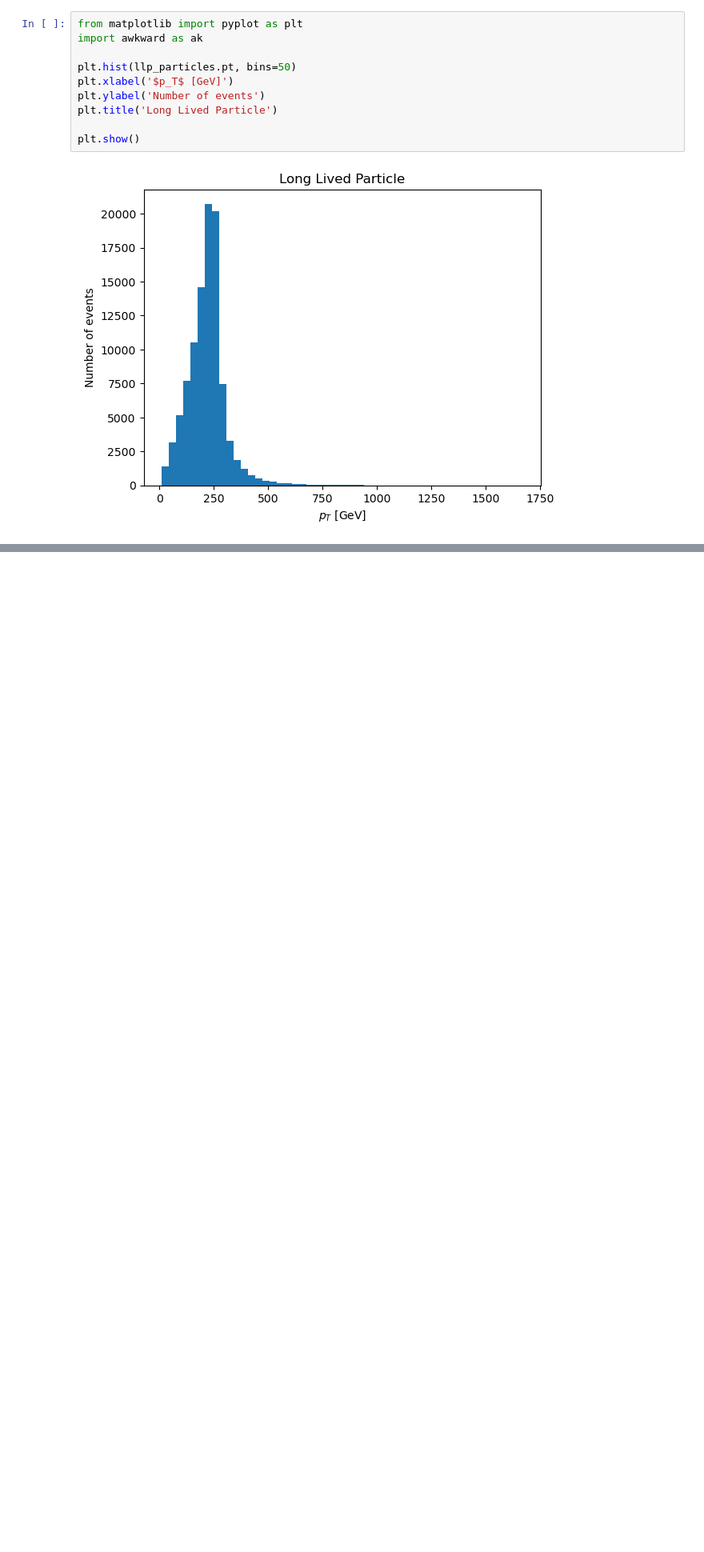
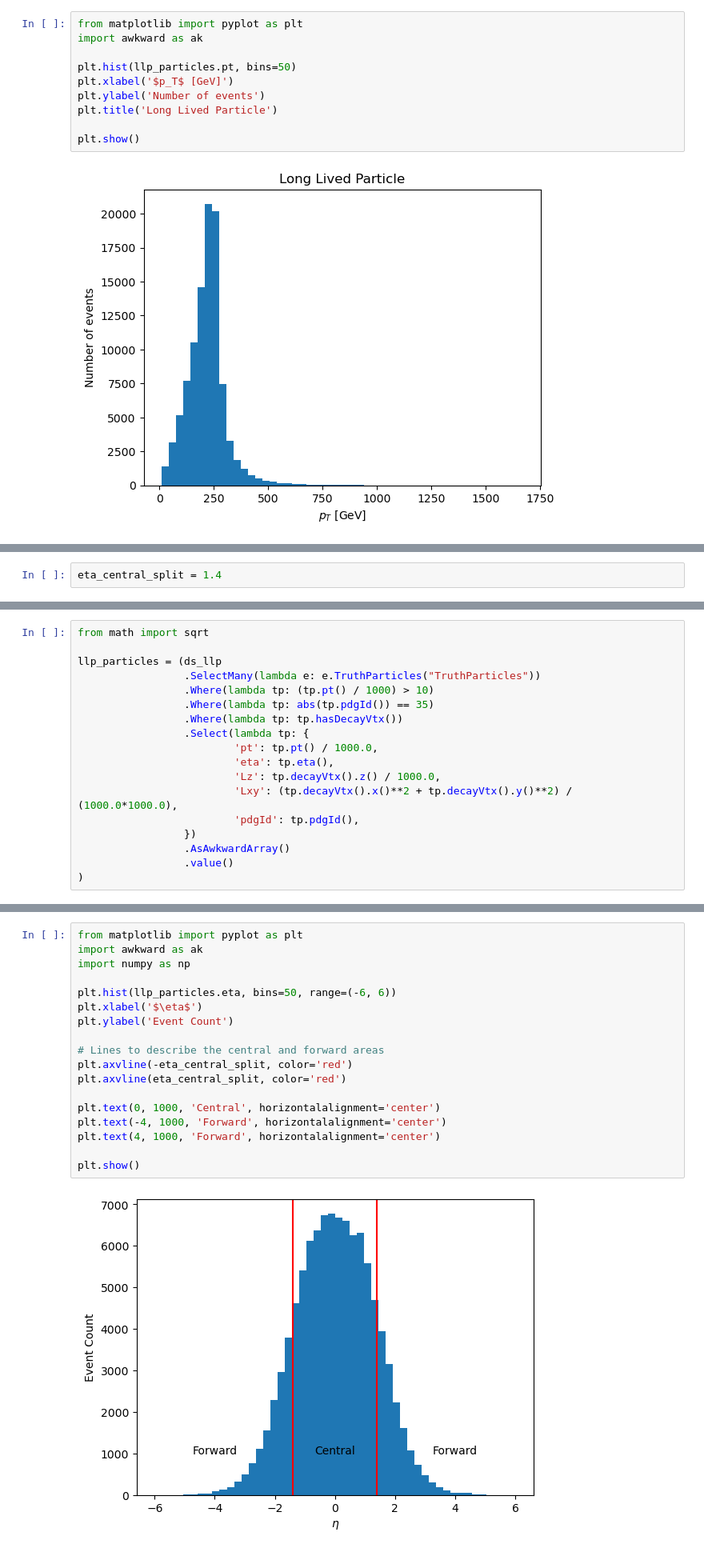
Before and after one commit to gordonwatts/pflow-and-llps, a Jupyter notebook: scratch/accessing-jets.ipynb, the cells around one changed output, grey strips where cells are left out. Shown: that part at 80% size. Cells and saved outputs as stored; diff of their text form; blank space fills up the shorter version.

```diff
--- a/scratch/accessing-jets.ipynb
+++ b/scratch/accessing-jets.ipynb
@@ -102,0 +109,2 @@ plt.show()
+# %%
+eta_central_split = 1.4
@@ -102,0 +132,18 @@ plt.show()
+# %%
+from math import sqrt
+
+llp_particles = (ds_llp
+                 .SelectMany(lambda e: e.TruthParticles("TruthParticles"))
+                 .Where(lambda tp: (tp.pt() / 1000) > 10)
+                 .Where(lambda tp: abs(tp.pdgId()) == 35)
+                 .Where(lambda tp: tp.hasDecayVtx())
+                 .Select(lambda tp: {
+                         'pt': tp.pt() / 1000.0,
+                         'eta': tp.eta(),
+                         'Lz': tp.decayVtx().z() / 1000.0,
+                         'Lxy': (tp.decayVtx().x()**2 + tp.decayVtx().y()**2) / (1000.0*1000.0),
+                         'pdgId': tp.pdgId(),
+                 })
+                 .AsAwkwardArray()
+                 .value()
+)
@@ -102,0 +155,20 @@ plt.show()
+# %%
+from matplotlib import pyplot as plt
+import awkward as ak
+import numpy as np
+
+plt.hist(llp_particles.eta, bins=50, range=(-6, 6))
+plt.xlabel('$\eta$')
+plt.ylabel('Event Count')
+
+# Lines to describe the central and forward areas
+plt.axvline(-eta_central_split, color='red')
+plt.axvline(eta_central_split, color='red')
+
+plt.text(0, 1000, 'Central', horizontalalignment='center')
+plt.text(-4, 1000, 'Forward', horizontalalignment='center')
+plt.text(4, 1000, 'Forward', horizontalalignment='center')
+
+plt.show()
+# %% [output]
+[figure, added]
```
Also changed, not shown: parts of 13 cells of this notebook.
